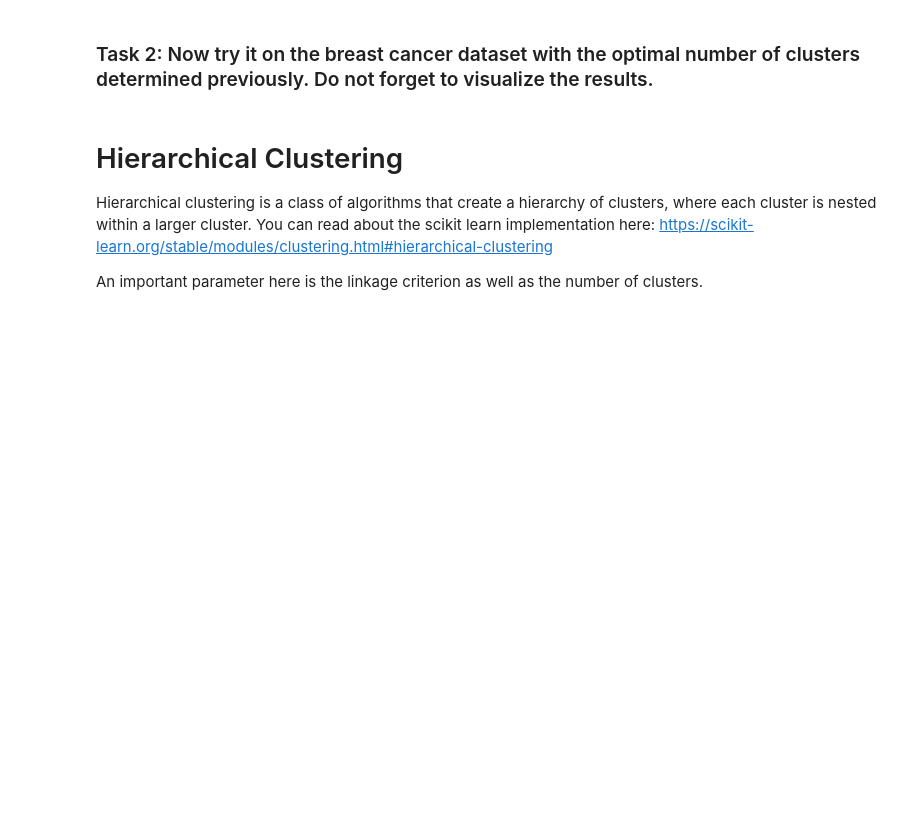
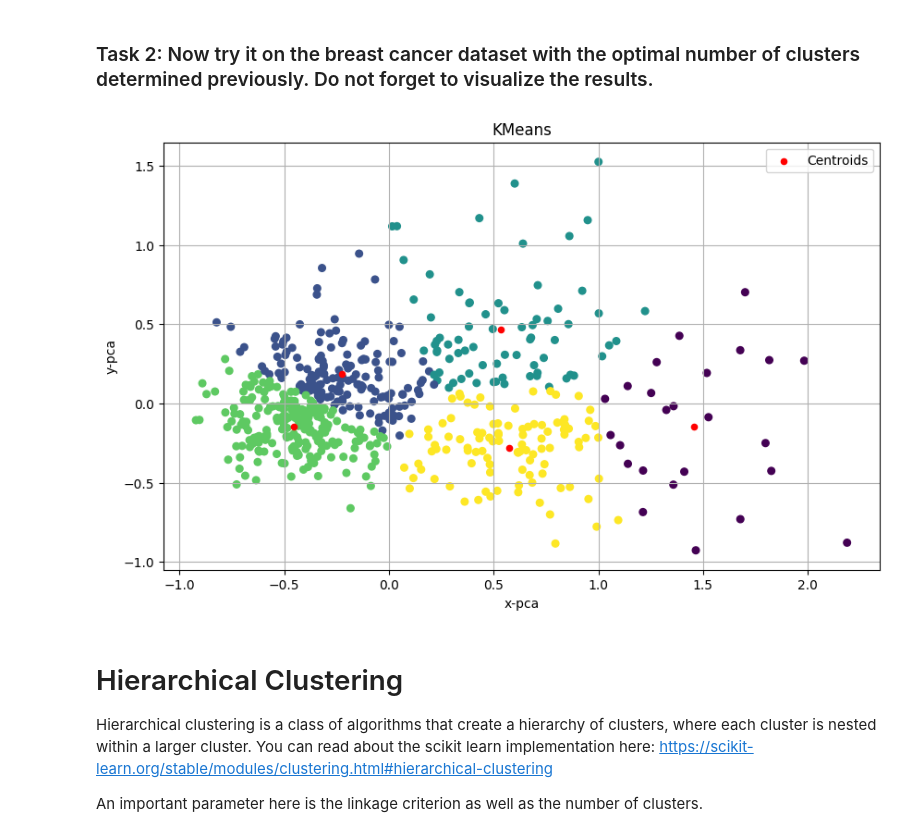
Before and after one commit to Victor-L-Almgren/Labs-and-exersizes, a Jupyter notebook: 7. Principles and Techniques for Data Science/Labs/LAB05/Lab5-clustering.ipynb, the cells around one changed output. Saved outputs shown, nothing was run; the diff lists cells and outputs as text; code cells hidden in the pictures; blank space fills up the shorter version.

```diff
--- a/7. Principles and Techniques for Data Science/Labs/LAB05/Lab5-clustering.ipynb
+++ b/7. Principles and Techniques for Data Science/Labs/LAB05/Lab5-clustering.ipynb
@@ -207,3 +214,21 @@ plt.show()
+# %%
+pca2 = PCA(n_components=2)
+df_pca_2 = pca2.fit_transform(scaled_df)
+
+model = KMeans(n_clusters=5)
+y_kmeans = model.fit_predict(df_pca_2)
+
+plt.figure(figsize=(10, 6))
+plt.scatter(df_pca_2[:, 0], df_pca_2[:, 1], c=y_kmeans, s=30)
+plt.scatter(model.cluster_centers_[:, 0], model.cluster_centers_[:, 1], s=20, c='red', label='Centroids')
+plt.title('KMeans')
+plt.xlabel('x-pca')
+plt.ylabel('y-pca')
+plt.legend()
+plt.grid()
+plt.show()
+# %% [output]
+[figure, added]
 # %% [markdown]
 # Hierarchical Clustering
 Hierarchical clustering is a class of algorithms that create a hierarchy of clusters, where each cluster is nested within a larger cluster. You can read about the scikit learn implementation here: https://scikit-learn.org/stable/modules/clustering.html#hierarchical-clustering
```
Also changed, not shown: parts of 19 cells of this notebook, 2 other files.
